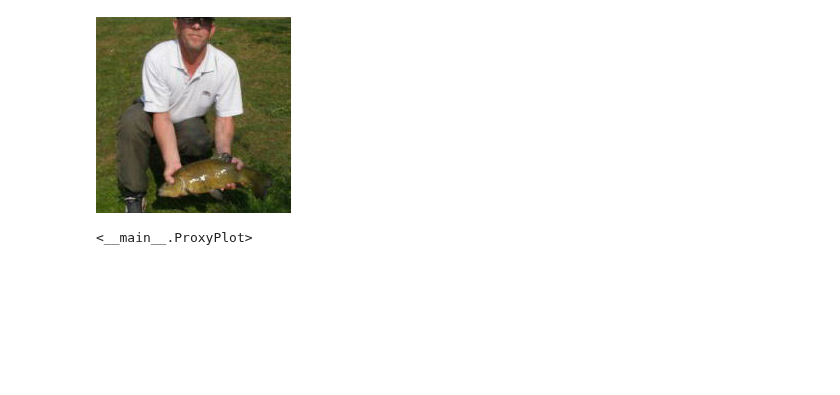
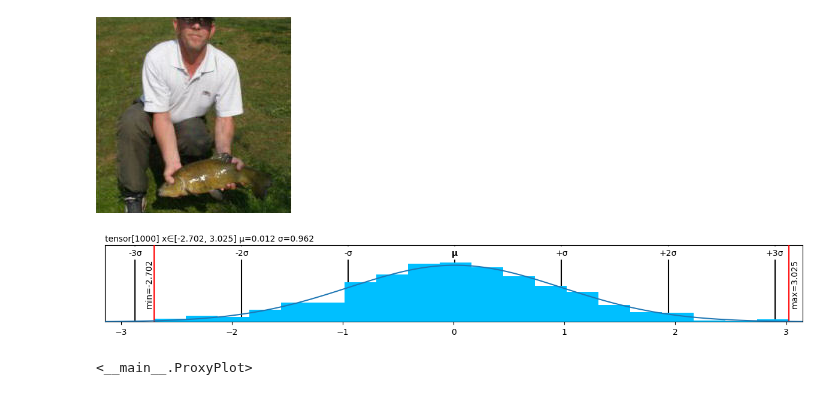
Before and after one commit to xl0/lovely-tensors, a Jupyter notebook: nbs/00_tensors.ipynb, the cells around one changed output. Cells and saved outputs as stored; diff of their text form; code cells hidden in the pictures; blank space fills up the shorter version.

```diff
--- a/nbs/00_tensors.ipynb
+++ b/nbs/00_tensors.ipynb
@@ -28,7 +28,7 @@ class __PrinterOptions(object):
     threshold_min: int = -4 # .abs() smaller that 1e-4 -> Sci mode
     sci_mode: Optional[bool] = None # None = auto. Otherwise, force sci mode.
     indent: int = 2 # Indent for .deeper()
-    color: bool = False
+    color: bool = True
 # %%
 # |export
 PRINT_OPTS = __PrinterOptions()
@@ -61,24 +61,24 @@ fmt, fmt.format(1.23)
 
 # Convert a tensor into a string.
 # This only looks good for small tensors, which is how it's intended to be used.
-def tensor_str(t: torch.Tensor):
-    """A slightly better way to print `float` values"""
-    if t.dim() == 0:
-        v = t.item()
-        if t.is_floating_point():
-            if not t.is_nonzero():
-                return "0."
+def pretty_str(t: Union[torch.Tensor, float, int]):
+    """A slightly better way to print `floaty` values"""
 
-            sci = (PRINT_OPTS.sci_mode or
-                    (PRINT_OPTS.sci_mode is None and sci_mode(v)))
+    if isinstance(t, int):
+        return '{}'.format(t)
+    elif isinstance(t, float):
+        if t == 0.:
+            return "0."
 
-            # The f-string will generate something like "{.4f}", which is used
-            # to format the value.
-            return f"{{:.{PRINT_OPTS.precision}{'e' if sci else 'f'}}}".format(v)
-        else:
-            return '{}'.format(v) # Should we use sci mode for large ints too?
+        sci = (PRINT_OPTS.sci_mode or
+                (PRINT_OPTS.sci_mode is None and sci_mode(t)))
+        # The f-string will generate something like "{.4f}", which is used
+        # to format the value.
+        return f"{{:.{PRINT_OPTS.precision}{'e' if sci else 'f'}}}".format(t)
+    elif t.dim() == 0:
+            return pretty_str(t.item())
     else:
-        slices = [tensor_str(t[i]) for i in range(0, t.size(0))]
+        slices = [pretty_str(t[i]) for i in range(0, t.size(0))]
         return '[' + ", ".join(slices) + ']'
 # %%
 # |hide
@@ -141,7 +141,7 @@ class LovelyProxy():
                 }
 
 
-        tname = "tensor" if type(t) in [torch.Tensor, torch.nn.Parameter] else type(t).__name__
+        tname = "tensor" if type(t) is torch.Tensor else type(t).__name__
         dev = str(t.device) if t.device.type != "cpu" else None
         dtype = dtnames[t.dtype] if t.dtype in dtnames else str(t.dtype)[6:]
 
@@ -174,14 +174,14 @@ class LovelyProxy():
         x = ""
         summary = f"n={t.numel()}" if t.numel() > 5 else None
         if not zeros:
-            if t.numel() <= 10: x = tensor_str(t)
+            if t.numel() <= 10: x = pretty_str(t)
 
             # Make sure it's float32. Also, we calculate stats on good values only.
 
             ft = t[ torch.isfinite(t) ].float()
 
-            minmax = f"x∈[{tensor_str(ft.min())}, {tensor_str(ft.max())}]" if t.numel() > 2 and ft.numel() > 2 else None
-            meanstd = f"μ={tensor_str(ft.mean())} σ={tensor_str(ft.std())}" if t.numel() >= 2 and ft.numel() >= 2 else None
+            minmax = f"x∈[{pretty_str(ft.min())}, {pretty_str(ft.max())}]" if t.numel() > 2 and ft.numel() > 2 else None
+            meanstd = f"μ={pretty_str(ft.mean())} σ={pretty_str(ft.std())}" if t.numel() >= 2 and ft.numel() >= 2 else None
             numel = f"n={t.numel()}" if t.numel() > 5 and max(t.shape) != t.numel() else None
 
             summary = space_join([numel, minmax, meanstd])
@@ -199,7 +199,7 @@ class LovelyProxy():
                                     x if not self.verbose else None])
 
         if self.verbose:
-            res += "\n" + torch._tensor_str._tensor_str(t, indent=PRINT_OPTS.indent)
+            res += "\n" + torch._tensor_str._tensor_str(t, indent=0)
 
         if self.depth and t.dim() > 1:
             res += "\n"
@@ -495,5 +502,9 @@ def hist(t: torch.Tensor, ax=None, center="zero", limit=100000):
 
     return fig
+# %%
+plot(torch.randn(1000))
+# %% [output]
+[figure, added]
 # %%
 # |exporti
 
```
Also changed, not shown: parts of 10 cells of this notebook, 15 other files.
